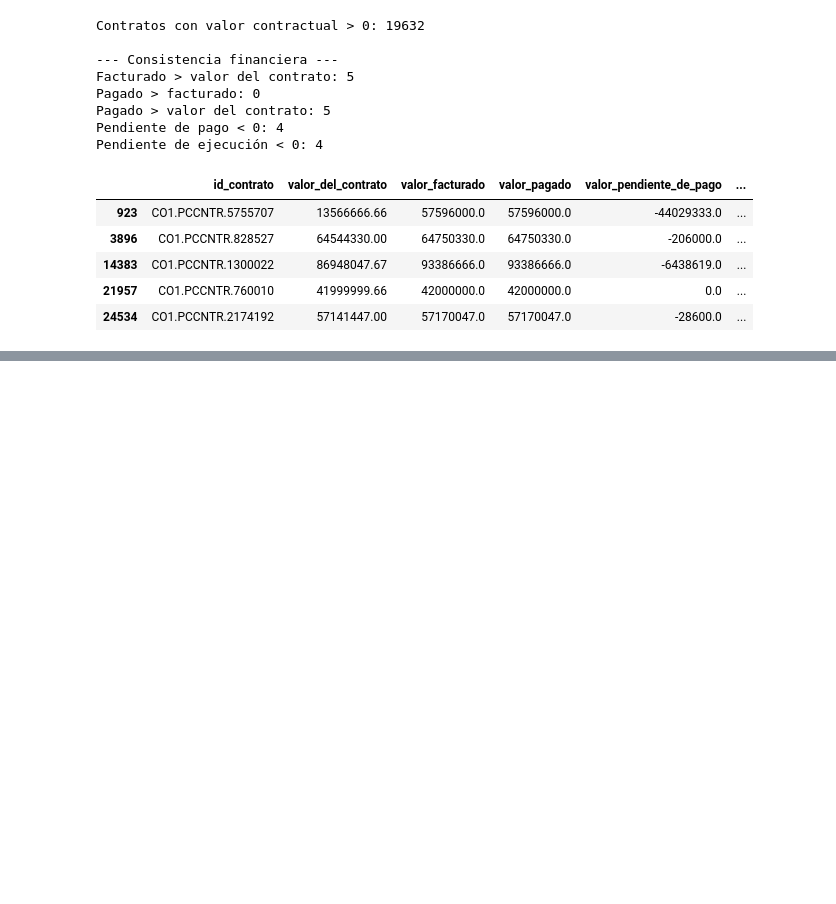
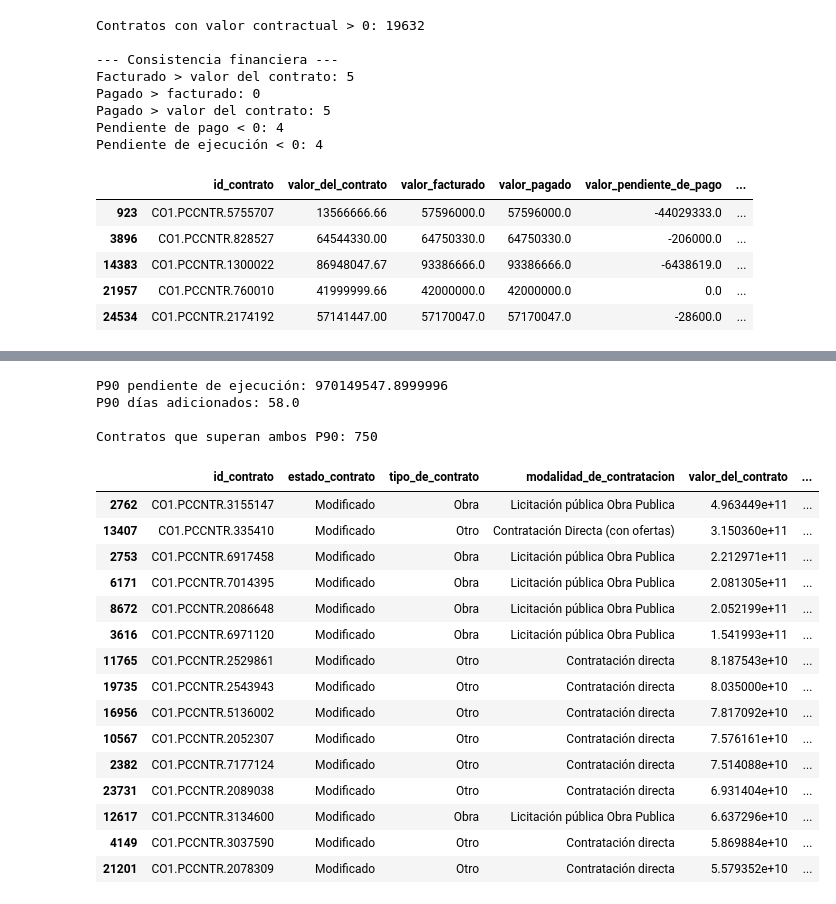
Before and after one commit to caldeeh/proyecto1-analitica-contratacion, a Jupyter notebook: Tarea 2/Pregunta 3/02_limpieza_p3.ipynb, the cells around one changed output, grey strips where cells are left out. Saved outputs shown, nothing was run; the diff lists cells and outputs as text; code cells hidden in the pictures; blank space fills up the shorter version.

```diff
--- a/Tarea 2/Pregunta 3/02_limpieza_p3.ipynb
+++ b/Tarea 2/Pregunta 3/02_limpieza_p3.ipynb
@@ -2433,0 +2921,59 @@ casos_facturado_mayor[
+# %%
+p90_pendiente = df["valor_pendiente_de_ejecucion"].quantile(0.90)
+p90_dias = df["dias_adicionados"].quantile(0.90)
+
+print("P90 pendiente de ejecución:", p90_pendiente)
+print("P90 días adicionados:", p90_dias)
+
+seguimiento = df[
+    (df["valor_pendiente_de_ejecucion"] > p90_pendiente) &
+    (df["dias_adicionados"] > p90_dias)
+].copy()
+
+print("\nContratos que superan ambos P90:", len(seguimiento))
+# %% [output]
+P90 pendiente de ejecución: 970149547.8999996
+P90 días adicionados: 58.0
+
+Contratos que superan ambos P90: 750
+# %%
+top_seguimiento = (
+    seguimiento[
+        [
+            "id_contrato",
+            "estado_contrato",
+            "tipo_de_contrato",
+            "modalidad_de_contratacion",
+            "valor_del_contrato",
+            "valor_facturado",
+            "valor_pagado",
+            "valor_pendiente_de_pago",
+            "valor_pendiente_de_ejecucion",
+            "dias_adicionados"
+        ]
+    ]
+    .sort_values(
+        ["valor_pendiente_de_ejecucion", "dias_adicionados"],
+        ascending=[False, False]
+    )
+    .head(15)
+)
+
+top_seguimiento
+# %% [output]
+|  | id_contrato | estado_contrato | tipo_de_contrato | modalidad_de_contratacion | valor_del_contrato | ... |
+| 2762 | CO1.PCCNTR.3155147 | Modificado | Obra | Licitación pública Obra Publica | 4.963449e+11 | ... |
+| 13407 | CO1.PCCNTR.335410 | Modificado | Otro | Contratación Directa (con ofertas) | 3.150360e+11 | ... |
+| 2753 | CO1.PCCNTR.6917458 | Modificado | Obra | Licitación pública Obra Publica | 2.212971e+11 | ... |
+| 6171 | CO1.PCCNTR.7014395 | Modificado | Obra | Licitación pública Obra Publica | 2.081305e+11 | ... |
+| 8672 | CO1.PCCNTR.2086648 | Modificado | Obra | Licitación pública Obra Publica | 2.052199e+11 | ... |
+| 3616 | CO1.PCCNTR.6971120 | Modificado | Obra | Licitación pública Obra Publica | 1.541993e+11 | ... |
+| 11765 | CO1.PCCNTR.2529861 | Modificado | Otro | Contratación directa | 8.187543e+10 | ... |
+| 19735 | CO1.PCCNTR.2543943 | Modificado | Otro | Contratación directa | 8.035000e+10 | ... |
+| 16956 | CO1.PCCNTR.5136002 | Modificado | Otro | Contratación directa | 7.817092e+10 | ... |
+| 10567 | CO1.PCCNTR.2052307 | Modificado | Otro | Contratación directa | 7.576161e+10 | ... |
+| 2382 | CO1.PCCNTR.7177124 | Modificado | Otro | Contratación directa | 7.514088e+10 | ... |
+| 23731 | CO1.PCCNTR.2089038 | Modificado | Otro | Contratación directa | 6.931404e+10 | ... |
+| 12617 | CO1.PCCNTR.3134600 | Modificado | Obra | Licitación pública Obra Publica | 6.637296e+10 | ... |
+| 4149 | CO1.PCCNTR.3037590 | Modificado | Otro | Contratación directa | 5.869884e+10 | ... |
+| 21201 | CO1.PCCNTR.2078309 | Modificado | Otro | Contratación directa | 5.579352e+10 | ... |
```
Also changed, not shown: parts of 27 cells of this notebook.
